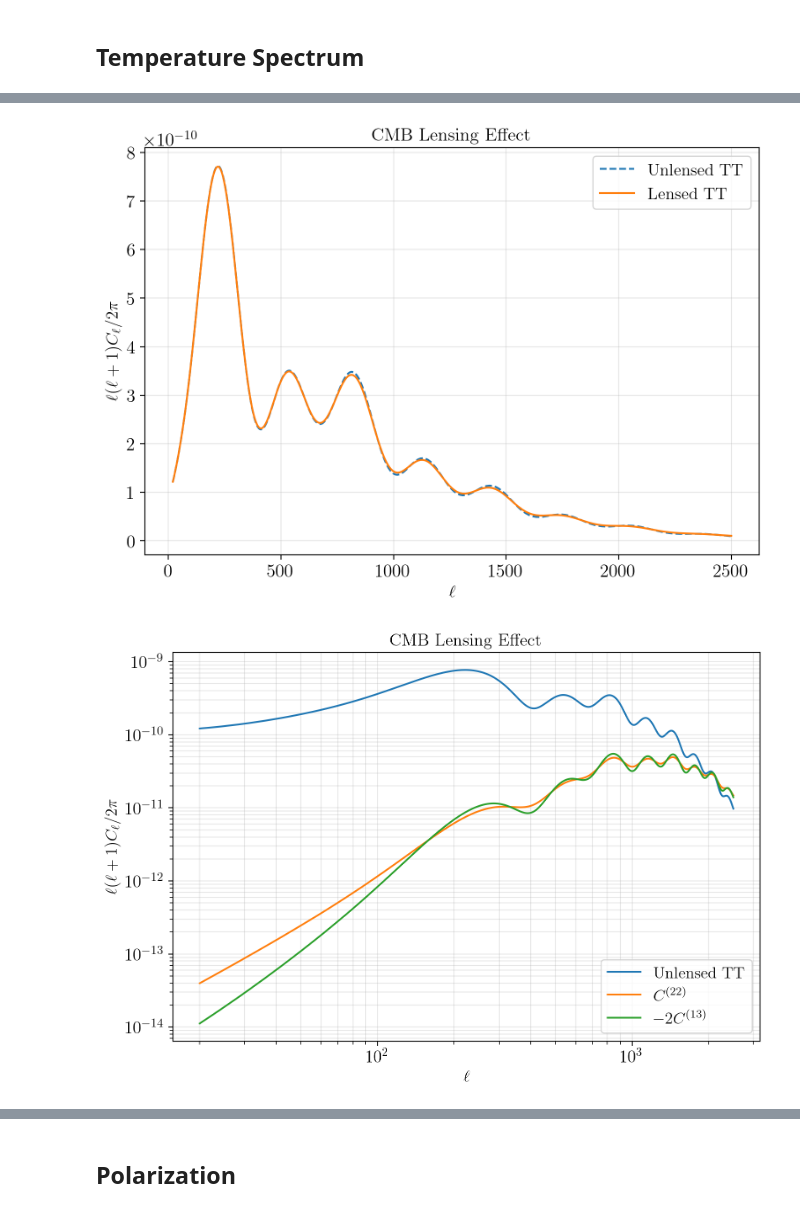
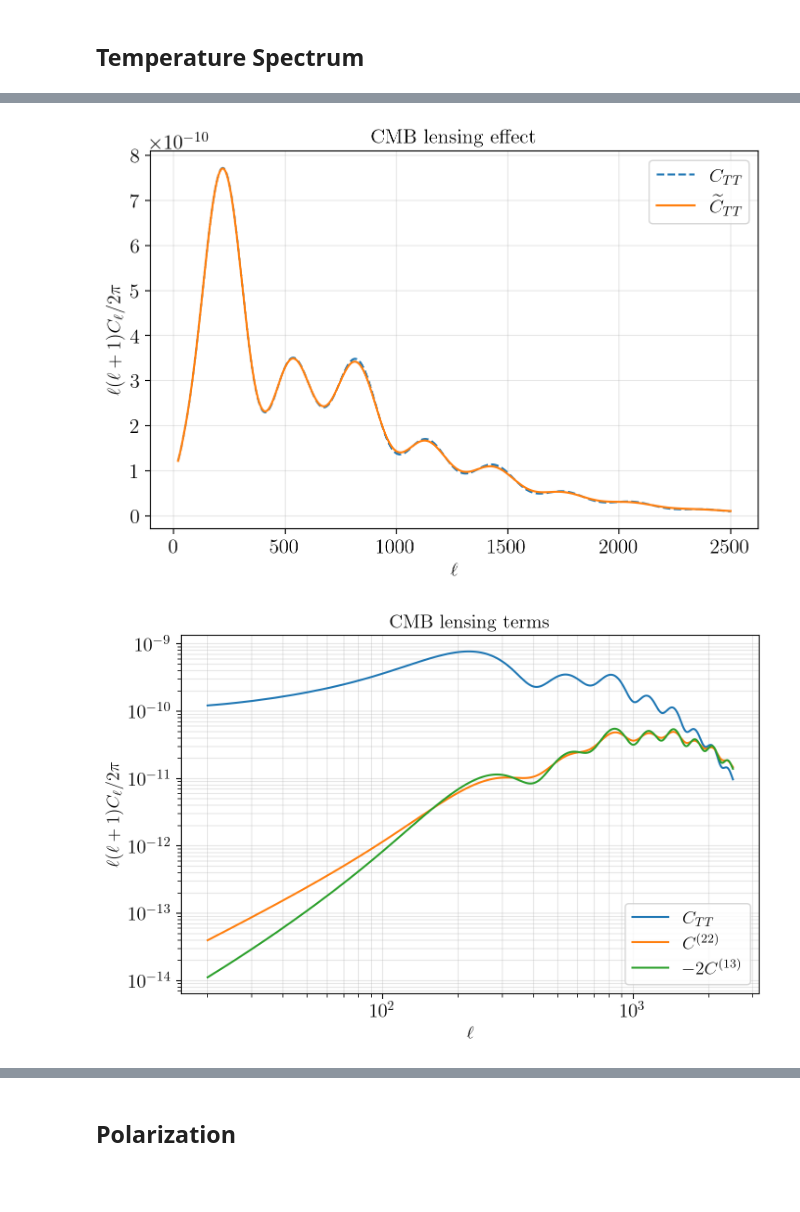
Before and after one commit to tommasoperitoree/AdvancedGravitationalPhysiscs, a Jupyter notebook: exam.ipynb, the cells around one changed output, grey strips where cells are left out. Drawn from its saved outputs; the diff is of its cells as text; code cells hidden in the pictures; blank space fills up the shorter version.

```diff
--- a/exam.ipynb
+++ b/exam.ipynb
@@ -10,7 +10,7 @@ fontsize = 15
 
 plt.rcParams.update({
 
-    'figure.figsize': (9,6),
+    'figure.figsize': (8,5),
 
     # font
     'text.usetex': True,
@@ -346,51 +323,54 @@ l=2.1004e+03 | Unlensed: 4.10e-17 | C22: 3.96e-17 | 2*C13: -4.15e-17
 # %%
 # PLOTTING
 
-c_unlensed = np.array(c_unlensed)
-c_lensed = np.array(c_lensed)
-c_22 = np.array(c_22)
-c_13 = np.array(c_13)
-scale = l_calc * (l_calc + 1) / (2 * np.pi)
+c_TT_unlensed = np.array(c_TT_unlensed)
+c_TT_lensed = np.array(c_TT_lensed)
+c_TT_22 = np.array(c_TT_22)
+c_TT_13 = np.array(c_TT_13)
+scale = l_calc * (l_calc + 1) / (2 * np.pi)						# again conversion factor C_l to D_l
 
 # Spectra
-plt.plot(l_calc, scale * c_unlensed, '--', label='Unlensed TT')
-plt.plot(l_calc, scale * c_lensed, '-', label='Lensed TT')
+plt.plot(l_calc, scale * c_TT_unlensed, '--', label=r'$C_{TT}$')
+plt.plot(l_calc, scale * c_TT_lensed, '-', label=r'$\widetilde{C}_{TT}$')
 plt.xlabel(r'$\ell$')
 plt.ylabel(r'$\ell(\ell+1)C_\ell/2\pi$')
-plt.title('CMB Lensing Effect')
+plt.title('CMB lensing effect')
 plt.legend()
 plt.grid(which='both', alpha=0.3)
+plt.savefig('./images/cmb_TT_lensing_eff.png', dpi=300, bbox_inches='tight')
 plt.show()
 
 # Potential terms
-plt.loglog(l_calc, scale * c_unlensed, label='Unlensed TT')
-plt.loglog(l_calc, scale * c_22, label=r'$C^{(22)}$')
-plt.loglog(l_calc, scale  * -c_13, label=r'$-2C^{(13)}$')
+plt.loglog(l_calc, scale * c_TT_unlensed, label=r'$C_{TT}$')
+plt.loglog(l_calc, scale * c_TT_22, label=r'$C^{(22)}$')
+plt.loglog(l_calc, scale  * -2*c_TT_13, label=r'$-2C^{(13)}$')
 plt.xlabel(r'$\ell$')
 plt.ylabel(r'$\ell(\ell+1)C_\ell/2\pi$')
-plt.title('CMB Lensing Effect')
+plt.title('CMB lensing terms')
 plt.legend()
 plt.grid(which='both', alpha=0.3)
+plt.savefig('./images/cmb_TT_lensing_terms.png', dpi=300, bbox_inches='tight')
 plt.show()
 
 
 # ABSOLUTE Difference (Delta D_l)
-abs_diff = scale * (c_lensed - c_unlensed)
-plt.semilogx(l_calc, abs_diff, 'r-')
-plt.xlabel(r'$\ell$')
-plt.ylabel(r'$\Delta D_\ell [\mu K^2]$') # Power units
-plt.title('Absolute Power Difference (Lensed - Unlensed)')
-plt.grid(which='both', alpha=0.3)
-plt.show()
+# abs_diff = scale * (c_lensed - c_unlensed)
+# plt.plot(l_calc, abs_diff, 'r-')
+# plt.xlabel(r'$\ell$')
+# plt.ylabel(r'$\Delta D_\ell [\mu K^2]$') # Power units
+# plt.title('Absolute Power Difference (Lensed - Unlensed)')
+# plt.grid(which='both', alpha=0.3)
+# plt.show()
 
 # FRACTIONAL Difference (Delta C / C)
-frac_diff = (c_lensed - c_unlensed) / c_unlensed
-plt.semilogx(l_calc, frac_diff, 'b-')
+frac_diff = (c_TT_lensed - c_TT_unlensed) / c_TT_unlensed
+plt.plot(l_calc, frac_diff, 'b-')
 plt.xlabel(r'$\ell$')
-plt.ylabel(r'$\Delta C_\ell / C_\ell$') # Dimensionless
+plt.ylabel(r'$\Delta \widetilde{C}_\ell / C_\ell$') # Dimensionless
 plt.title('Fractional Lensing Effect')
 plt.grid(which='both', alpha=0.3)
+plt.savefig('./images/fractional_TT_lensing.png', dpi=300, bbox_inches='tight')
 plt.show()
 # %% [output]
-[figure, old version]
+[figure, new version]
-[figure, old version]
+[figure, new version]
```
Also changed, not shown: parts of 9 cells of this notebook, 10 other files.
